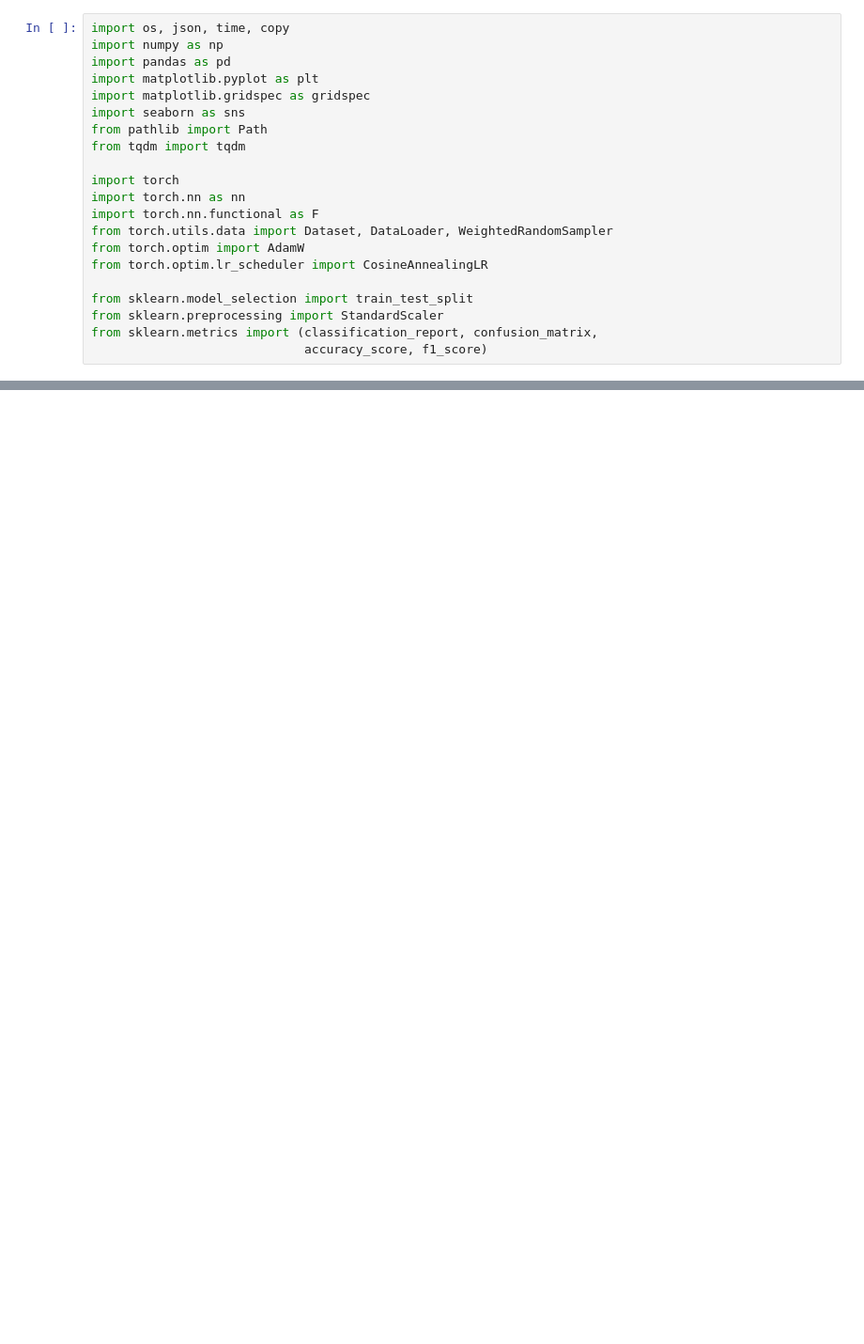
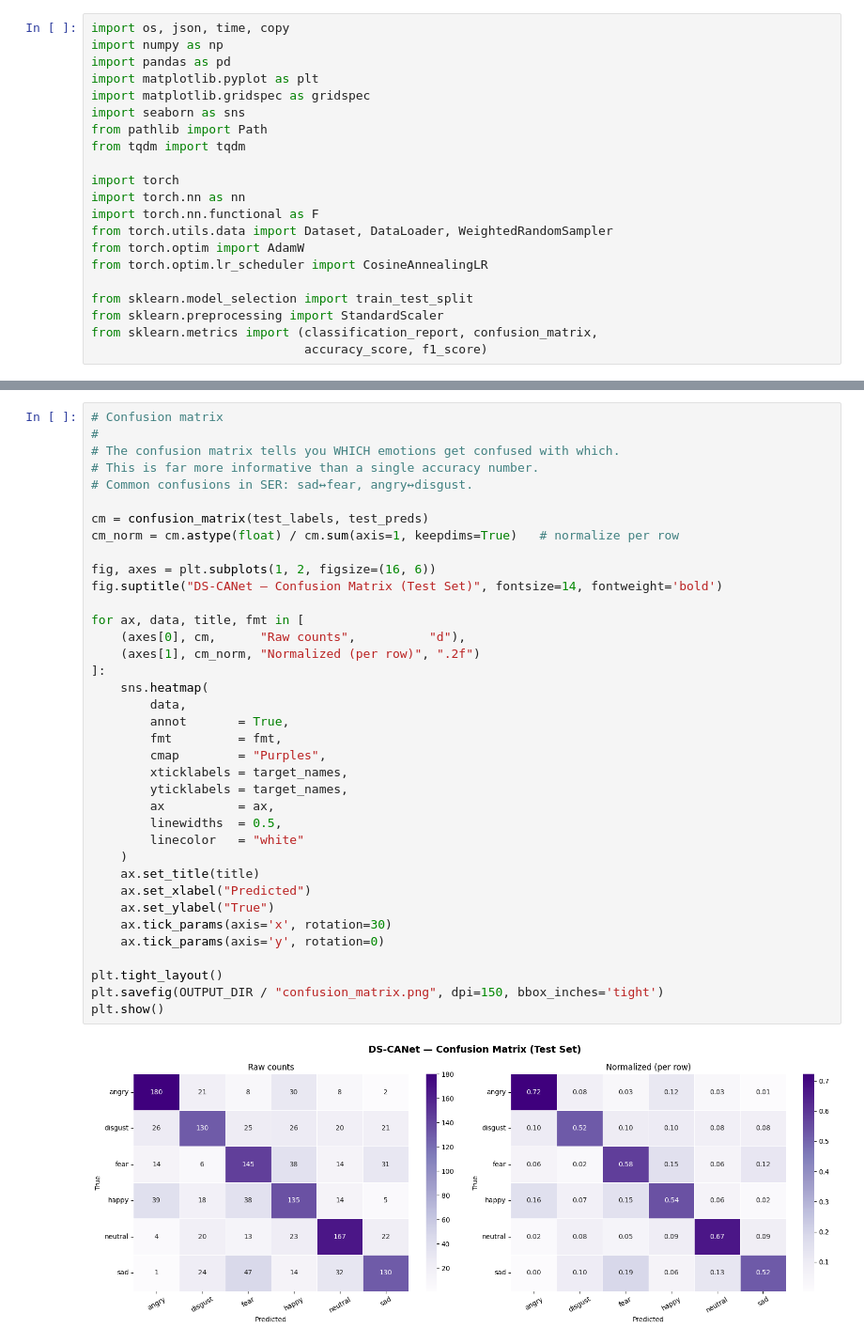
Before and after one commit to TensorNaut/aurasense-audio-ml, a Jupyter notebook: training.ipynb, the cells around one changed output, grey strips where cells are left out. Shown at 94% size. Cells and saved outputs as stored; diff of their text form; blank space fills up the shorter version.

```diff
--- a/training.ipynb
+++ b/training.ipynb
@@ -67,0 +900,39 @@ Data integrity: OK — no NaN or Inf values
+# %%
+# Confusion matrix
+#
+# The confusion matrix tells you WHICH emotions get confused with which.
+# This is far more informative than a single accuracy number.
+# Common confusions in SER: sad↔fear, angry↔disgust.
+
+cm = confusion_matrix(test_labels, test_preds)
+cm_norm = cm.astype(float) / cm.sum(axis=1, keepdims=True)   # normalize per row
+
+fig, axes = plt.subplots(1, 2, figsize=(16, 6))
+fig.suptitle("DS-CANet — Confusion Matrix (Test Set)", fontsize=14, fontweight='bold')
+
+for ax, data, title, fmt in [
+    (axes[0], cm,      "Raw counts",          "d"),
+    (axes[1], cm_norm, "Normalized (per row)", ".2f")
+]:
+    sns.heatmap(
+        data,
+        annot       = True,
+        fmt         = fmt,
+        cmap        = "Purples",
+        xticklabels = target_names,
+        yticklabels = target_names,
+        ax          = ax,
+        linewidths  = 0.5,
+        linecolor   = "white"
+    )
+    ax.set_title(title)
+    ax.set_xlabel("Predicted")
+    ax.set_ylabel("True")
+    ax.tick_params(axis='x', rotation=30)
+    ax.tick_params(axis='y', rotation=0)
+
+plt.tight_layout()
+plt.savefig(OUTPUT_DIR / "confusion_matrix.png", dpi=150, bbox_inches='tight')
+plt.show()
+# %% [output]
+[figure, added]
```
Also changed, not shown: parts of 18 cells of this notebook.
